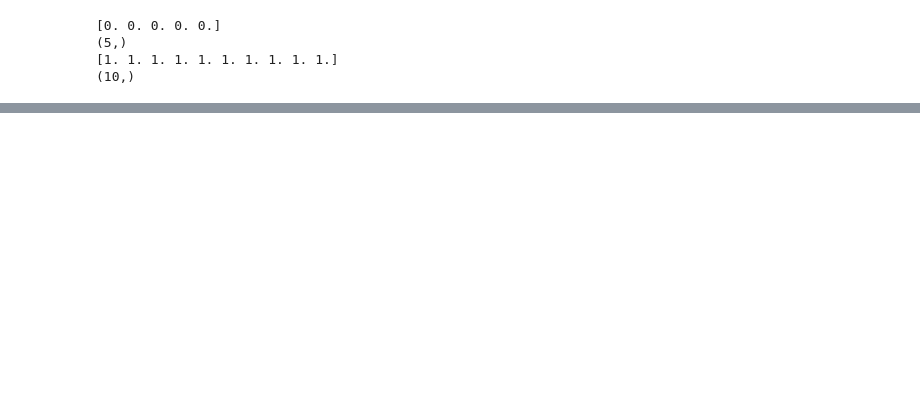
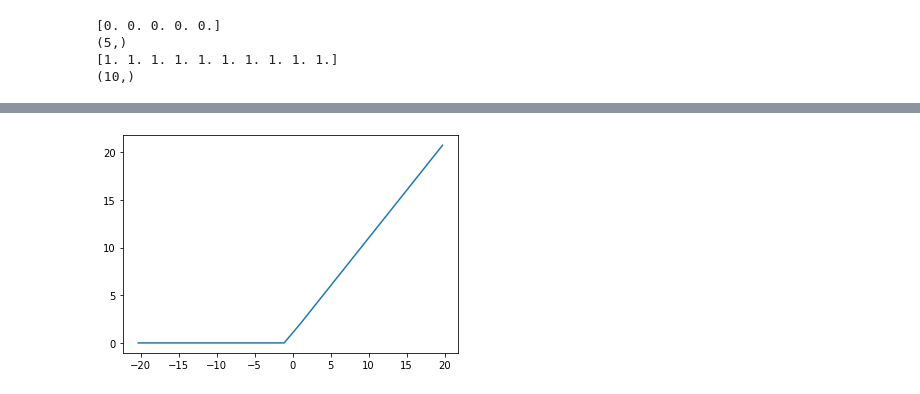
Before and after one commit to cl3m3nt/neuralnetwork, a Jupyter notebook: activation-function.ipynb, the cells around one changed output, grey strips where cells are left out. Saved outputs shown, nothing was run; the diff lists cells and outputs as text; code cells hidden in the pictures; blank space fills up the shorter version.

```diff
--- a/activation-function.ipynb
+++ b/activation-function.ipynb
@@ -53,0 +98,25 @@ def tanhActivation(input):
+# %%
+def relu(x):
+    w0 = 1
+    temp = x + w0
+    if temp > 0:
+        y = temp
+    else:
+        y = 0
+    return y
+# %%
+# variables : 50 values between [-25;25] ordered
+x_serie1 = np.random.rand(50)*25
+x_serie2 = -(np.random.rand(50)*25)
+x_serie = x_serie1 + x_serie2
+x_serie = np.sort(x_serie)
+x_serie
+
+y_serie = []
+for x in x_serie:
+    y_serie.append(relu(x))
+
+plt.plot(x_serie,y_serie)
+plt.show()
+# %% [output]
+[figure, added]
```
Also changed, not shown: parts of 8 cells of this notebook.
